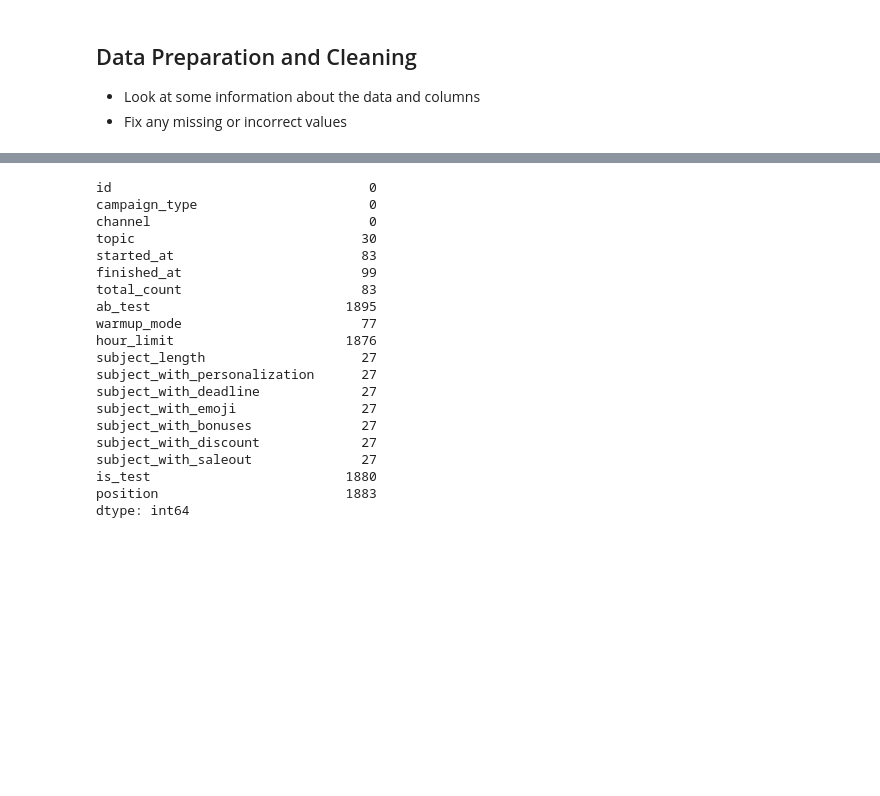
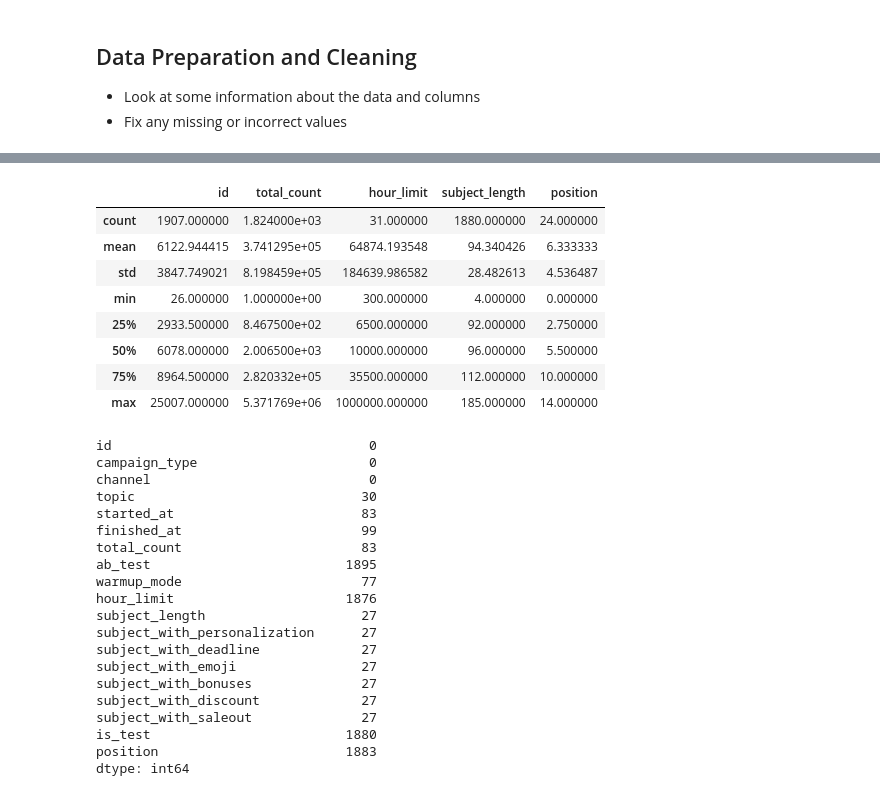
Before and after one commit to dadaxonEnigma/Big-Data-Course, a Jupyter notebook: Assignment 2/campaigns.ipynb, the cells around one changed output, grey strips where cells are left out. Cells and saved outputs as stored; diff of their text form; code cells hidden in the pictures; blank space fills up the shorter version.

```diff
--- a/Assignment 2/campaigns.ipynb
+++ b/Assignment 2/campaigns.ipynb
@@ -22,3 +33,15 @@ campaigns_df.head()
+# %%
+campaigns_df.describe()
+# %% [output]
+|  | id | total_count | hour_limit | subject_length | position |
+| count | 1907.000000 | 1.824000e+03 | 31.000000 | 1880.000000 | 24.000000 |
+| mean | 6122.944415 | 3.741295e+05 | 64874.193548 | 94.340426 | 6.333333 |
+| std | 3847.749021 | 8.198459e+05 | 184639.986582 | 28.482613 | 4.536487 |
+| min | 26.000000 | 1.000000e+00 | 300.000000 | 4.000000 | 0.000000 |
+| 25% | 2933.500000 | 8.467500e+02 | 6500.000000 | 92.000000 | 2.750000 |
+| 50% | 6078.000000 | 2.006500e+03 | 10000.000000 | 96.000000 | 5.500000 |
+| 75% | 8964.500000 | 2.820332e+05 | 35500.000000 | 112.000000 | 10.000000 |
+| max | 25007.000000 | 5.371769e+06 | 1000000.000000 | 185.000000 | 14.000000 |
 # %%
 campaigns_df.isnull().sum()
 # %% [output]
```
Also changed, not shown: parts of 9 cells of this notebook.
